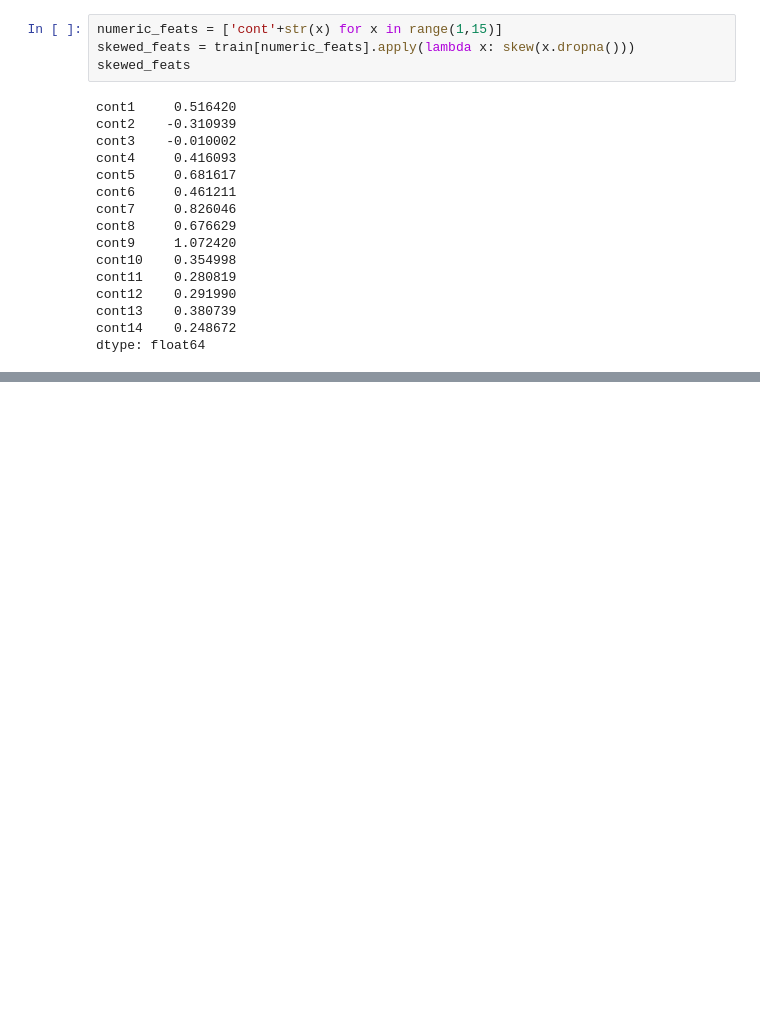
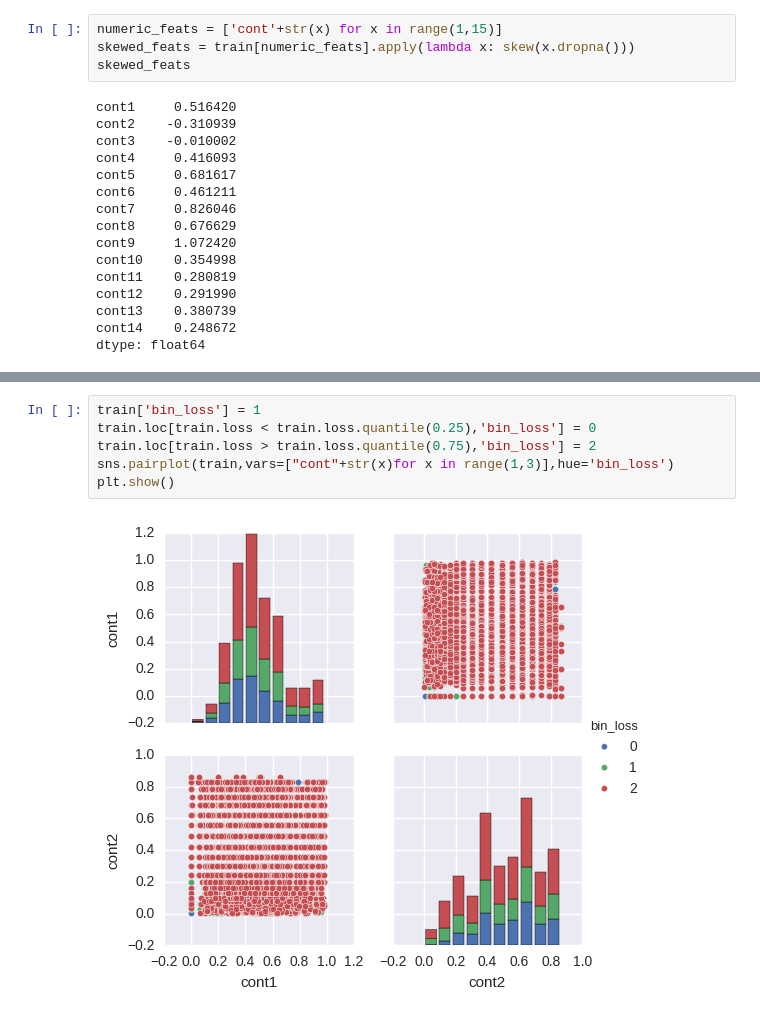
Before and after one commit to Arges42/DS_Projects, a Jupyter notebook: kaggle_Allstate/data_exploration.ipynb, the cells around one changed output, grey strips where cells are left out. Saved outputs shown, nothing was run; the diff lists cells and outputs as text; blank space fills up the shorter version.

```diff
--- a/kaggle_Allstate/data_exploration.ipynb
+++ b/kaggle_Allstate/data_exploration.ipynb
@@ -154,0 +266,8 @@ ValueError: Could not interpret input 'cat117'
+# %%
+train['bin_loss'] = 1
+train.loc[train.loss < train.loss.quantile(0.25),'bin_loss'] = 0
+train.loc[train.loss > train.loss.quantile(0.75),'bin_loss'] = 2
+sns.pairplot(train,vars=["cont"+str(x)for x in range(1,3)],hue='bin_loss')
+plt.show()
+# %% [output]
+[figure, added]
```
Also changed, not shown: parts of 32 cells of this notebook, 7 other files.
